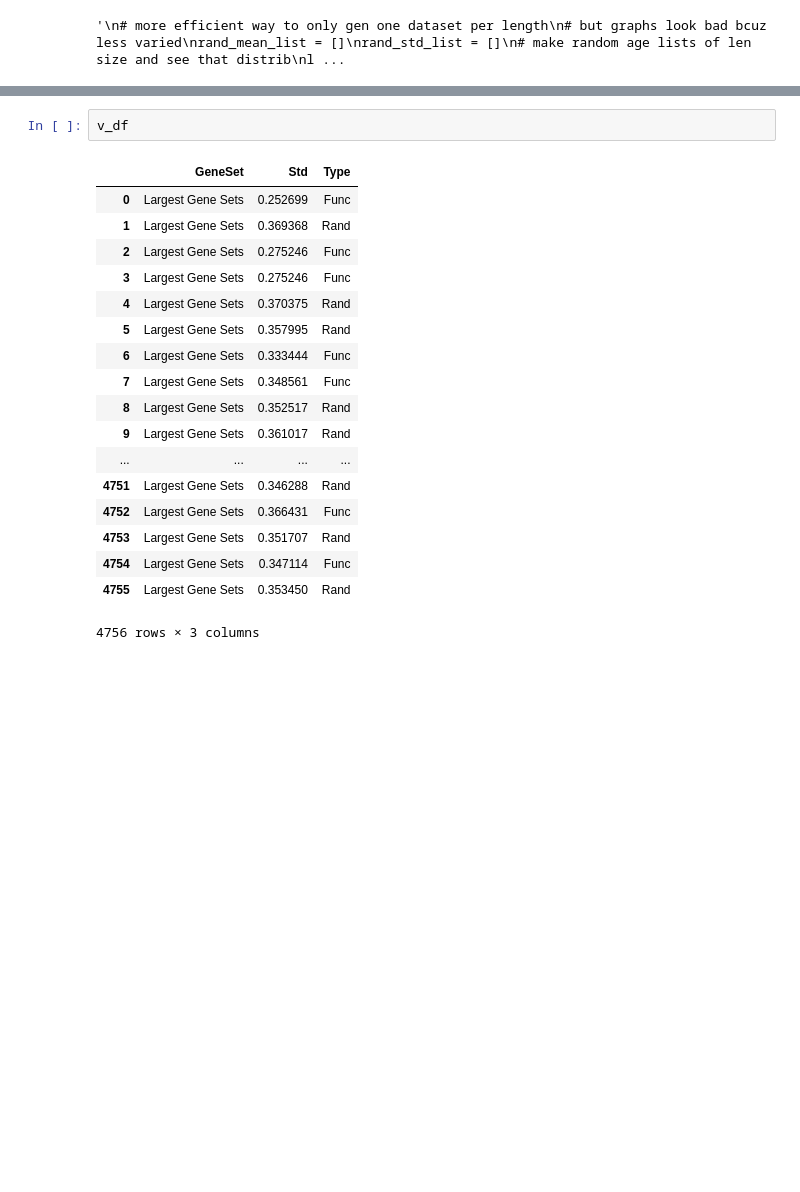
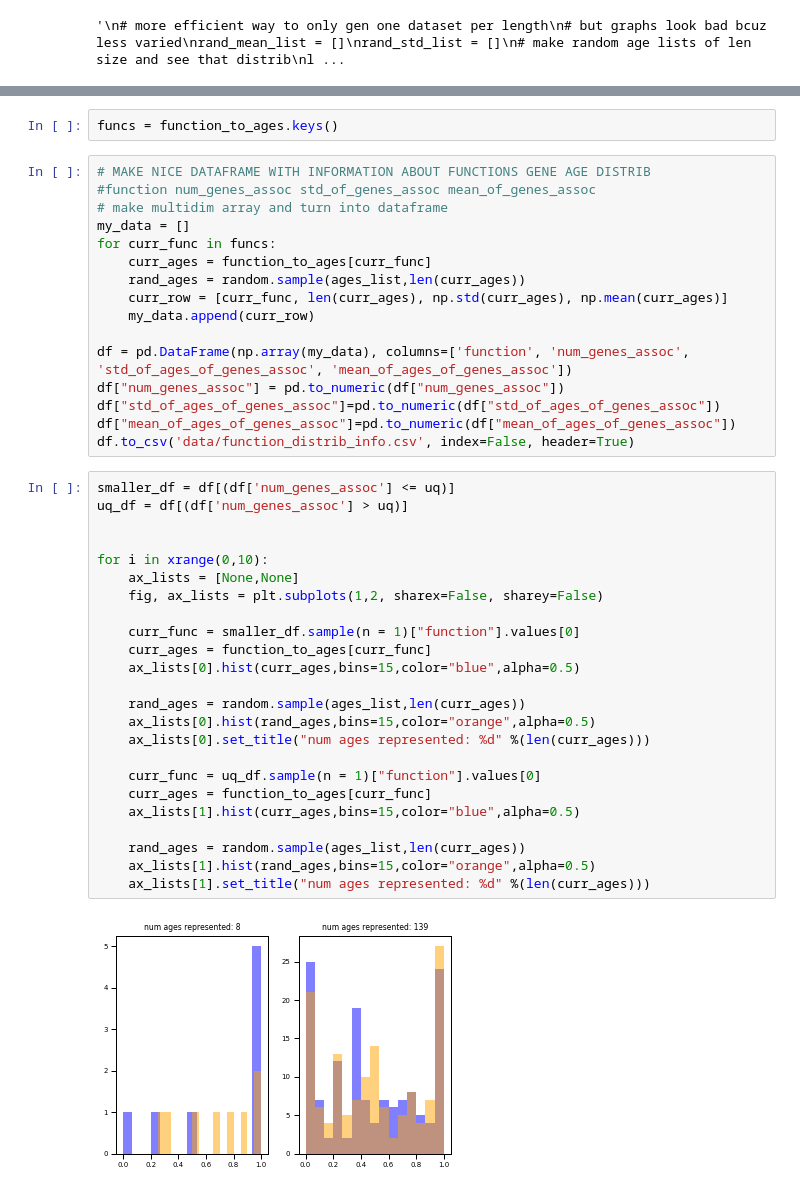
Before and after one commit to angwhen/geneage, a Jupyter notebook: make_std_related_plots.ipynb, the cells around one changed output, grey strips where cells are left out. Saved outputs shown, nothing was run; the diff lists cells and outputs as text; blank space fills up the shorter version.

```diff
--- a/make_std_related_plots.ipynb
+++ b/make_std_related_plots.ipynb
@@ -202,21 +203,44 @@ WilcoxonResult(statistic=40707.0, pvalue=8.601395289015049e-36)
-# %%
-v_df
-# %% [output]
-|  | GeneSet | Std | Type |
-| 0 | Largest Gene Sets | 0.252699 | Func |
-| 1 | Largest Gene Sets | 0.369368 | Rand |
-| 2 | Largest Gene Sets | 0.275246 | Func |
-| 3 | Largest Gene Sets | 0.275246 | Func |
-| 4 | Largest Gene Sets | 0.370375 | Rand |
-| 5 | Largest Gene Sets | 0.357995 | Rand |
-| 6 | Largest Gene Sets | 0.333444 | Func |
-| 7 | Largest Gene Sets | 0.348561 | Func |
-| 8 | Largest Gene Sets | 0.352517 | Rand |
-| 9 | Largest Gene Sets | 0.361017 | Rand |
-| ... | ... | ... | ... |
-| 4751 | Largest Gene Sets | 0.346288 | Rand |
-| 4752 | Largest Gene Sets | 0.366431 | Func |
-| 4753 | Largest Gene Sets | 0.351707 | Rand |
-| 4754 | Largest Gene Sets | 0.347114 | Func |
-| 4755 | Largest Gene Sets | 0.353450 | Rand |
-4756 rows × 3 columns
+# %%
+funcs = function_to_ages.keys()
+# %%
+# MAKE NICE DATAFRAME WITH INFORMATION ABOUT FUNCTIONS GENE AGE DISTRIB
+#function num_genes_assoc std_of_genes_assoc mean_of_genes_assoc
+# make multidim array and turn into dataframe
+my_data = []
+for curr_func in funcs:
+    curr_ages = function_to_ages[curr_func]
+    rand_ages = random.sample(ages_list,len(curr_ages))
+    curr_row = [curr_func, len(curr_ages), np.std(curr_ages), np.mean(curr_ages)]
+    my_data.append(curr_row)
+
+df = pd.DataFrame(np.array(my_data), columns=['function', 'num_genes_assoc', 'std_of_ages_of_genes_assoc', 'mean_of_ages_of_genes_assoc'])
+df["num_genes_assoc"] = pd.to_numeric(df["num_genes_assoc"])
+df["std_of_ages_of_genes_assoc"]=pd.to_numeric(df["std_of_ages_of_genes_assoc"])
+df["mean_of_ages_of_genes_assoc"]=pd.to_numeric(df["mean_of_ages_of_genes_assoc"])
+df.to_csv('data/function_distrib_info.csv', index=False, header=True)
+# %%
+smaller_df = df[(df['num_genes_assoc'] <= uq)]
+uq_df = df[(df['num_genes_assoc'] > uq)]
+
+
+for i in xrange(0,10):
+    ax_lists = [None,None]
+    fig, ax_lists = plt.subplots(1,2, sharex=False, sharey=False)
+
+    curr_func = smaller_df.sample(n = 1)["function"].values[0]
+    curr_ages = function_to_ages[curr_func]
+    ax_lists[0].hist(curr_ages,bins=15,color="blue",alpha=0.5)
+
+    rand_ages = random.sample(ages_list,len(curr_ages))
+    ax_lists[0].hist(rand_ages,bins=15,color="orange",alpha=0.5)
+    ax_lists[0].set_title("num ages represented: %d" %(len(curr_ages)))
+
+    curr_func = uq_df.sample(n = 1)["function"].values[0]
+    curr_ages = function_to_ages[curr_func]
+    ax_lists[1].hist(curr_ages,bins=15,color="blue",alpha=0.5)
+
+    rand_ages = random.sample(ages_list,len(curr_ages))
+    ax_lists[1].hist(rand_ages,bins=15,color="orange",alpha=0.5)
+    ax_lists[1].set_title("num ages represented: %d" %(len(curr_ages)))
+# %% [output]
+[figure, added]
```
Also changed, not shown: parts of 6 cells of this notebook, 2 other files.
